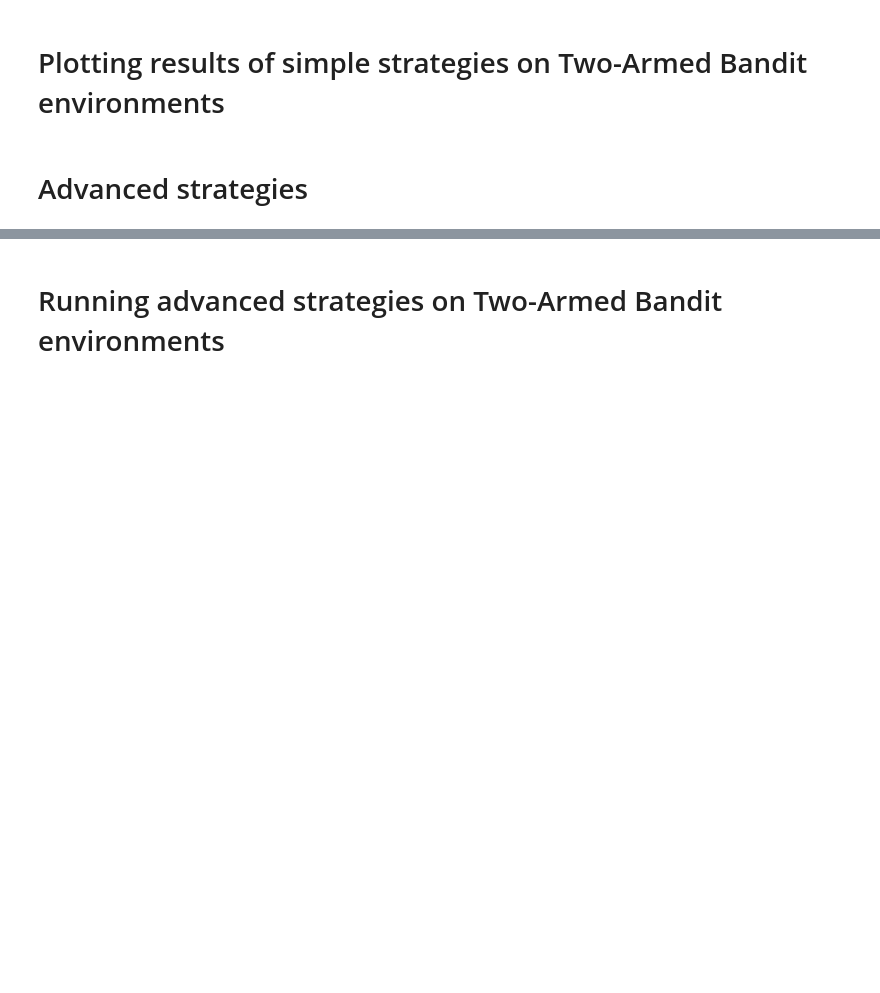
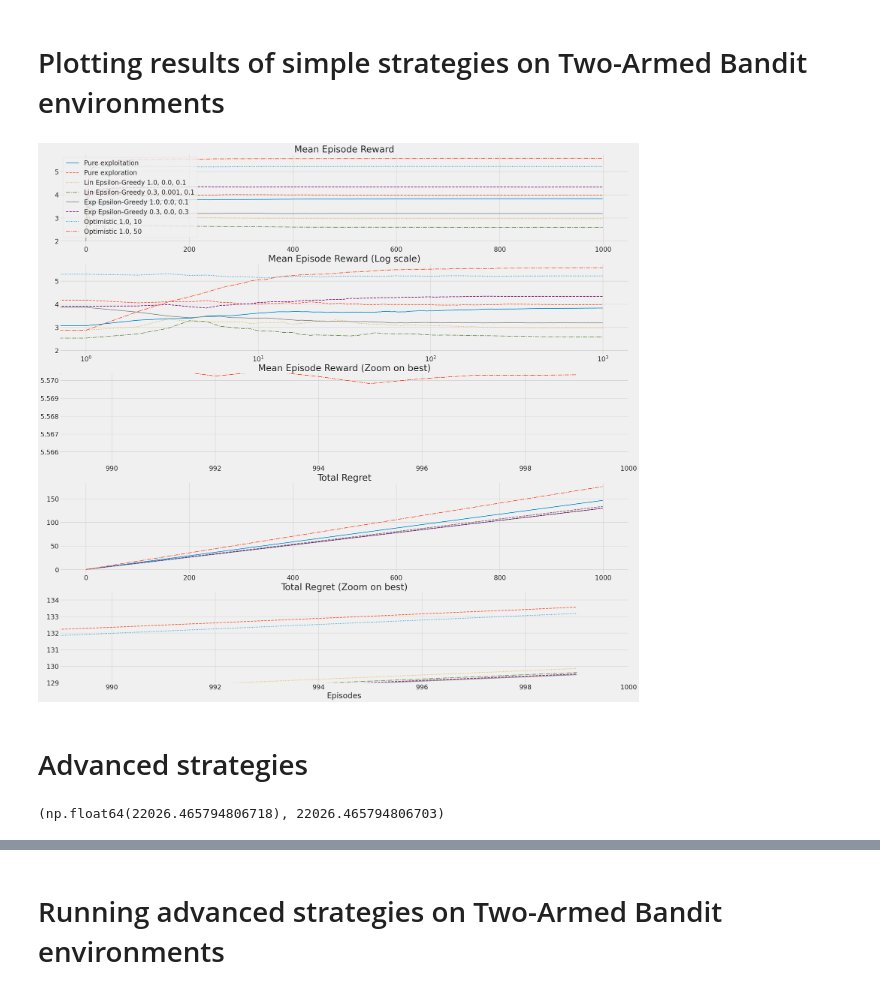
Before and after one commit to a-bakr/Grokking-Deep-RL, a Jupyter notebook: notebooks/chapter_04/play_04.ipynb, the cells around one changed output, grey strips where cells are left out. Cells and saved outputs as stored; diff of their text form; code cells hidden in the pictures; blank space fills up the shorter version.

```diff
--- a/notebooks/chapter_04/play_04.ipynb
+++ b/notebooks/chapter_04/play_04.ipynb
@@ -188,7 +188,7 @@ n_episodes = 10
 
 def exp_decay(init_epsilon, min_epsilon, decay_ratio, n_episodes):
     decay_episodes = int(n_episodes * decay_ratio)
-    min_epsilon = max(min_epsilon, 1e-10)
+    min_epsilon = max(min_epsilon, 1e-45)
     decay = np.exp(-np.log(init_epsilon / min_epsilon) / decay_episodes)
     return init_epsilon, decay
 
@@ -286,13 +287,6 @@ for seed in SEEDS:
     env = gym.make(env_name, seed=seed)
     env.reset()
 
-    b2_Q = np.array(env.env.p_dist * env.env.r_dist)
-
+    print(env.action_space.n)
     print('Two-Armed Bandit environment with seed', seed)
-    print('Probability of reward:', env.env.p_dist)
-    print('Reward:', env.env.r_dist)
-    print('Q(.):', b2_Q)
-    b2_Vs.append(np.max(b2_Q))
-    print('V*:', b2_Vs[-1])
-    print()
 # %% [output]
@@ -374,4 +450,68 @@ b2_results_s = b2_run_simple_strategies_experiment()
 # %% [markdown]
 # Plotting results of simple strategies on Two-Armed Bandit environments
+# %%
+fig, axs = plt.subplots(5, 1, figsize=(28, 28), sharey=False, sharex=False)
+
+lines = ["-","--",":","-."]
+linecycler = cycle(lines)
+min_reg, max_ret = float('inf'), float('-inf')
+for label, result in b2_results_s.items():
+    color = next(linecycler)
+
+    # reward
+    episode_mean_rew = np.array(result['episode_mean_rew'])
+    mean_episode_mean_rew = np.mean(episode_mean_rew, axis=0)
+
+    axs[0].plot(mean_episode_mean_rew, color, linewidth=2, label=label)
+
+    axs[1].plot(mean_episode_mean_rew, color, linewidth=2, label=label)
+    axs[1].set_xscale('log')
+
+    axs[2].plot(mean_episode_mean_rew, color, linewidth=2, label=label)
+    if max_ret < mean_episode_mean_rew[-1]: max_ret = mean_episode_mean_rew[-1]
+    axs[2].axis((
+        mean_episode_mean_rew.shape[0]*0.989,
+        mean_episode_mean_rew.shape[0],
+        max_ret-0.005,
+        max_ret+0.0001
+        )
+    )
+
+    # regret
+    cum_regret = np.array(result['cum_regret'])
+    mean_cum_regret = np.mean(cum_regret, axis=0)
+
+    axs[3].plot(mean_cum_regret, color, linewidth=2, label=label)
+
+    axs[4].plot(mean_cum_regret, color, linewidth=2, label=label)
+    if min_reg > mean_cum_regret[-1]: min_reg = mean_cum_regret[-1]
+    plt.axis((
+            mean_cum_regret.shape[0]*0.989,
+            mean_cum_regret.shape[0],
+            min_reg-0.5,
+            min_reg+5
+        )
+    )
+
+    # config plot
+    axs[0].set_title('Mean Episode Reward')
+    axs[1].set_title('Mean Episode Reward (Log scale)')
+    axs[2].set_title('Mean Episode Reward (Zoom on best)')
+    axs[3].set_title('Total Regret')
+    axs[4].set_title('Total Regret (Zoom on best)')
+    plt.xlabel('Episodes')
+    axs[0].legend(loc='upper left')
+
+plt.show()
+# %% [output]
+[figure, added]
 # %% [markdown]
 # Advanced strategies
+# %%
+np.nextafter(np.float32(0), np.float32(1))
+1e-45
+np.nextafter(2, 4)
+d = np.zeros((10))
+np.exp(10), 2.718281828459045**10
+# %% [output]
+(np.float64(22026.465794806718), 22026.465794806703)
```
Also changed, not shown: parts of 14 cells of this notebook, 8 other files.
